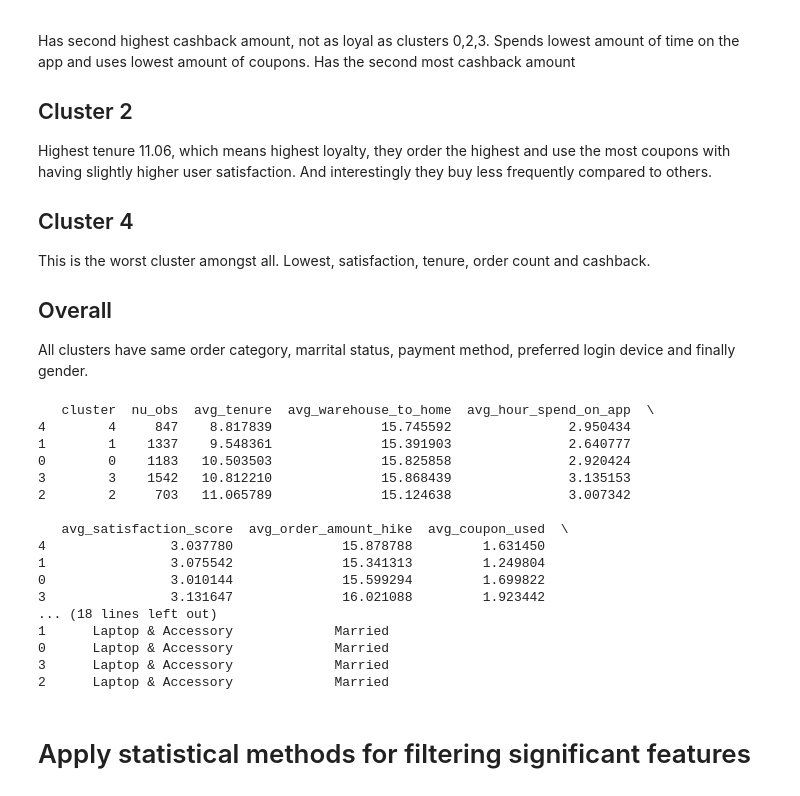
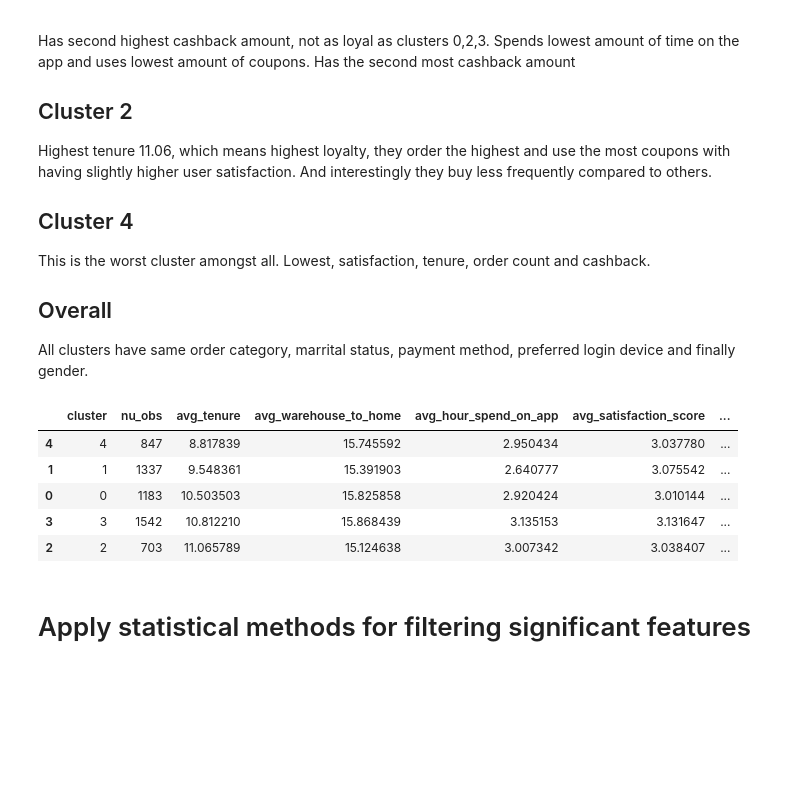
Before and after one commit to Emirhankayar/churnpred, a Jupyter notebook: ChurnPred.ipynb, the cells around one changed output. Drawn from its saved outputs; the diff is of its cells as text; code cells hidden in the pictures; blank space fills up the shorter version.

Commit message:
fix table

```diff
--- a/ChurnPred.ipynb
+++ b/ChurnPred.ipynb
@@ -439,26 +439,15 @@ This is the worst cluster amongst all. Lowest, satisfaction, tenure, order count
 
 ## Overall
 All clusters have same order category, marrital status, payment method, preferred login device and finally gender.
-# %%
-print(summary.head())
-# %% [output]
-   cluster  nu_obs  avg_tenure  avg_warehouse_to_home  avg_hour_spend_on_app  \
-4        4     847    8.817839              15.745592               2.950434
-1        1    1337    9.548361              15.391903               2.640777
-0        0    1183   10.503503              15.825858               2.920424
-3        3    1542   10.812210              15.868439               3.135153
-2        2     703   11.065789              15.124638               3.007342
-
-   avg_satisfaction_score  avg_order_amount_hike  avg_coupon_used  \
-4                3.037780              15.878788         1.631450
-1                3.075542              15.341313         1.249804
-0                3.010144              15.599294         1.699822
-3                3.131647              16.021088         1.923442
-... (18 lines left out)
-1      Laptop & Accessory             Married
-0      Laptop & Accessory             Married
-3      Laptop & Accessory             Married
-2      Laptop & Accessory             Married
+# %%
+summary.iloc[:, :11].head()
+# %% [output]
+|  | cluster | nu_obs | avg_tenure | avg_warehouse_to_home | avg_hour_spend_on_app | avg_satisfaction_score | ... |
+| 4 | 4 | 847 | 8.817839 | 15.745592 | 2.950434 | 3.037780 | ... |
+| 1 | 1 | 1337 | 9.548361 | 15.391903 | 2.640777 | 3.075542 | ... |
+| 0 | 0 | 1183 | 10.503503 | 15.825858 | 2.920424 | 3.010144 | ... |
+| 3 | 3 | 1542 | 10.812210 | 15.868439 | 3.135153 | 3.131647 | ... |
+| 2 | 2 | 703 | 11.065789 | 15.124638 | 3.007342 | 3.038407 | ... |
 # %% [markdown]
 # Apply statistical methods for filtering significant features
 # %%
```
